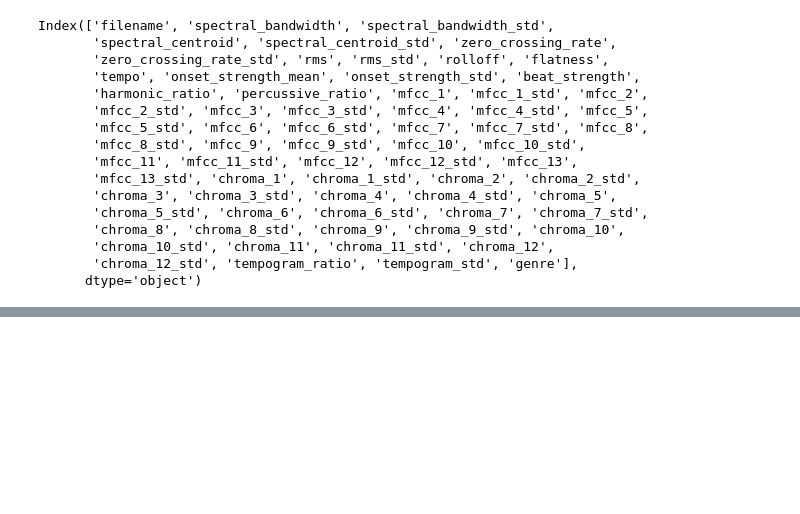
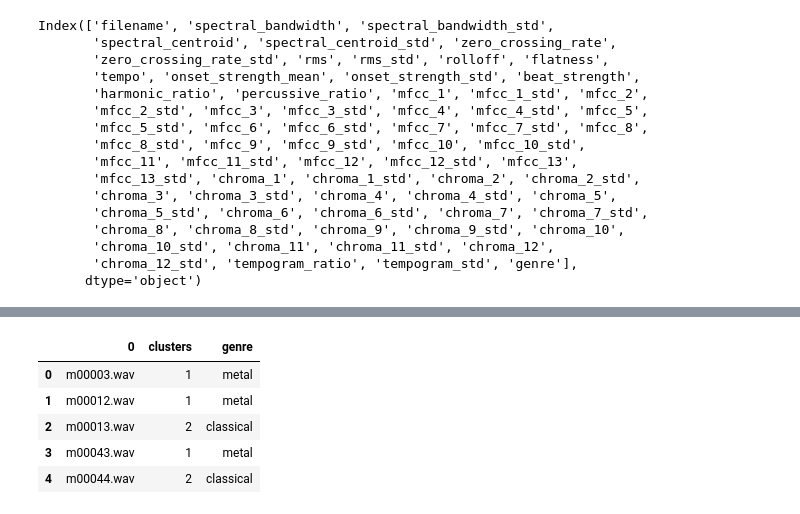
Before and after one commit to ZNezirov/Opdracht-3-Muziek-genre-clustering-2025-26, a Jupyter notebook: zNotebook - Opdracht 3.ipynb, the cells around one changed output, grey strips where cells are left out. Drawn from its saved outputs; the diff is of its cells as text; code cells hidden in the pictures; blank space fills up the shorter version.

```diff
--- a/zNotebook - Opdracht 3.ipynb
+++ b/zNotebook - Opdracht 3.ipynb
@@ -162,0 +254,16 @@ df_unlabeled = pd.DataFrame(os.listdir(unlabeled_audio_dir))
+# %%
+genres = {
+    0: "pop",
+    1: "metal",
+    2: "classical"
+}
+df_unlabeled["genre"] = df_unlabeled["clusters"].map(genres)
+# %%
+df_unlabeled.head()
+# %% [output]
+|  | 0 | clusters | genre |
+| 0 | m00003.wav | 1 | metal |
+| 1 | m00012.wav | 1 | metal |
+| 2 | m00013.wav | 2 | classical |
+| 3 | m00043.wav | 1 | metal |
+| 4 | m00044.wav | 2 | classical |
```
Also changed, not shown: parts of 11 cells of this notebook, 1 other file.
